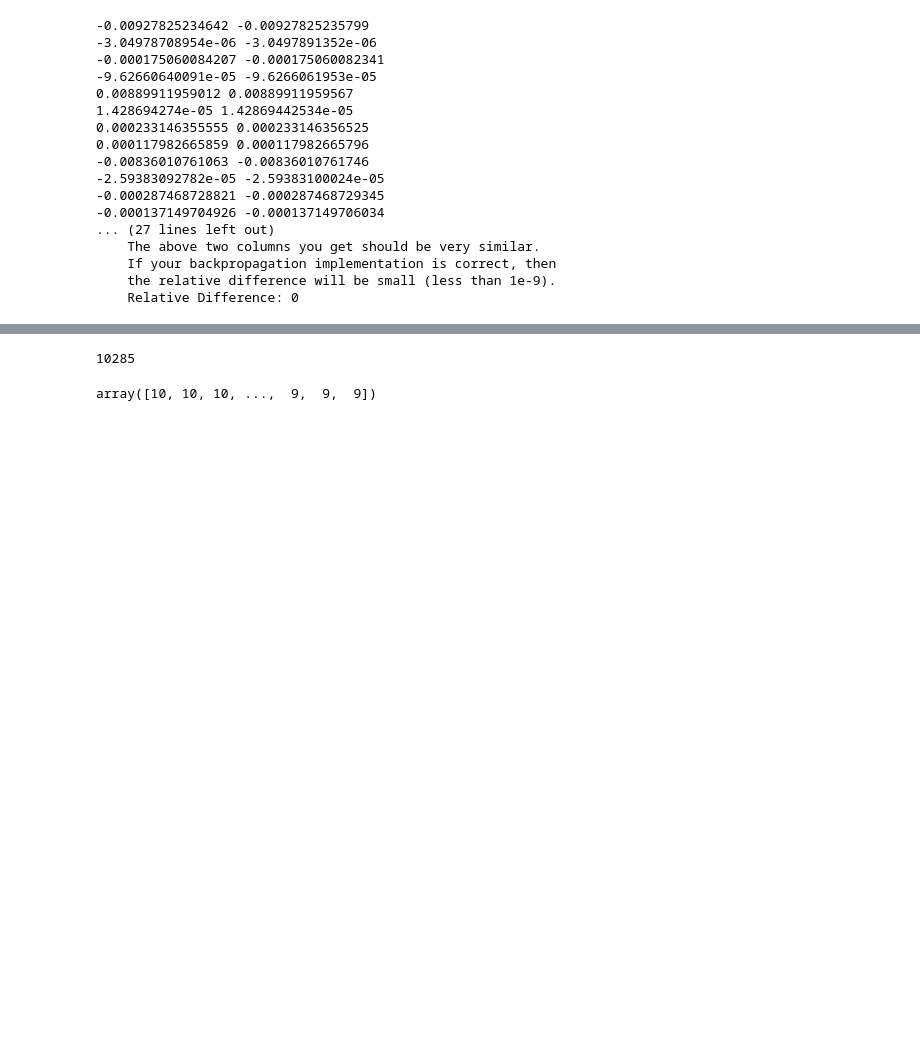
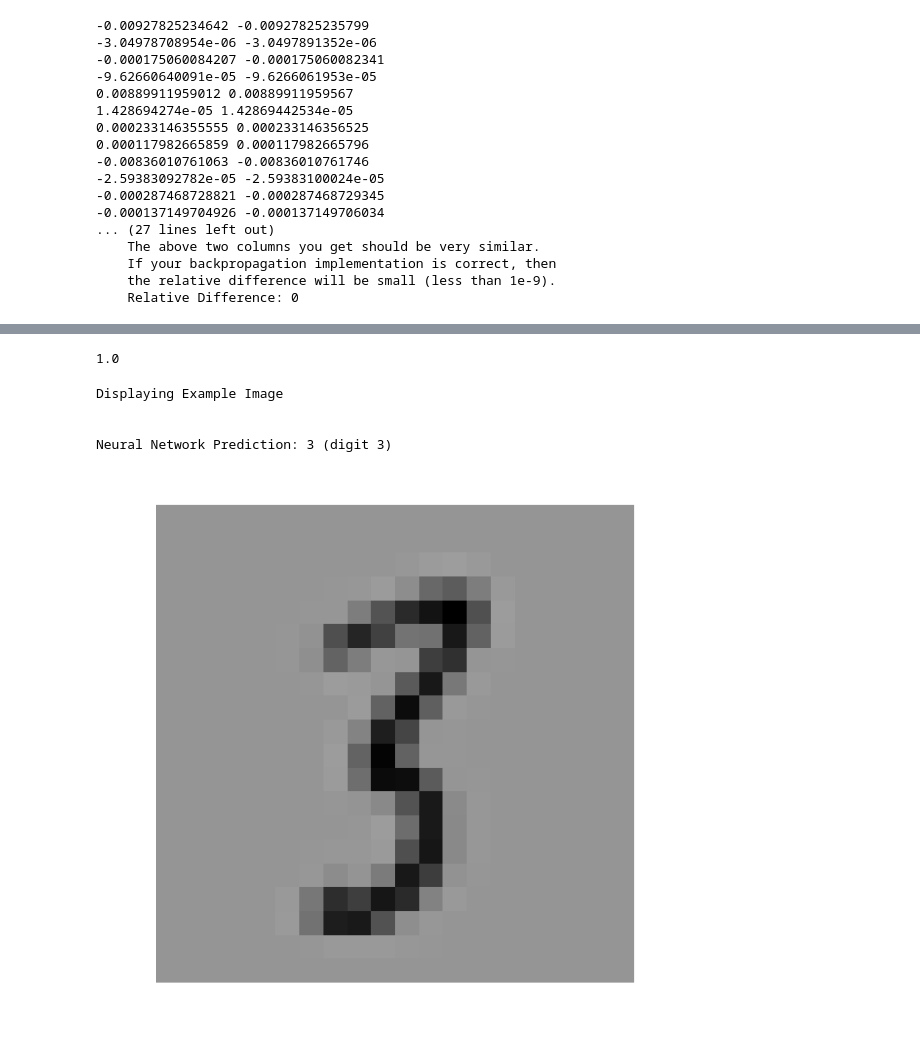
Before and after one commit to DevinShanahan/data-science, a Jupyter notebook: ng-machine-learning/4-python-ex4.ipynb, the cells around one changed output, grey strips where cells are left out. Cells and saved outputs as stored; diff of their text form; code cells hidden in the pictures; blank space fills up the shorter version.

Commit message:
sklearn update ex4, ex5

```diff
--- a/ng-machine-learning/4-python-ex4.ipynb
+++ b/ng-machine-learning/4-python-ex4.ipynb
@@ -270,8 +274,31 @@ sum(predictions == y) / len(y)
-# %%
-sum(nn_params != 0)
-# %% [output]
-10285
-# %%
-predictions
-# %% [output]
-array([10, 10, 10, ...,  9,  9,  9])
+# %%
+from sklearn.neural_network import MLPClassifier
+input_layer_size  = 400
+hidden_layer_size = 25
+num_labels = 10
+
+mat = spio.loadmat("/Users/devin/ML/machine-learning-ex3/ex3/ex3data1.mat")
+X = mat['X']
+y = mat['y']
+y = y.flatten()
+y[y==10] = 0
+# %%
+clf = MLPClassifier(hidden_layer_sizes=(hidden_layer_size,),activation='logistic',solver='lbfgs')
+clf.fit(X,y)
+predictions = clf.predict(X)
+sum(predictions == y) / len(y)
+# %% [output]
+1.0
+# %%
+rp = np.random.permutation(len(X))
+
+print('\nDisplaying Example Image\n')
+display_data(X[rp[0], :].reshape((1,400)))
+pred = predictions[rp[0]]
+print('\nNeural Network Prediction: {} (digit {})\n'.format(pred, pred))
+# %% [output]
+Displaying Example Image
+
+
+Neural Network Prediction: 3 (digit 3)
+[figure, added]
```
Also changed, not shown: parts of 8 cells of this notebook, 1 other file.
